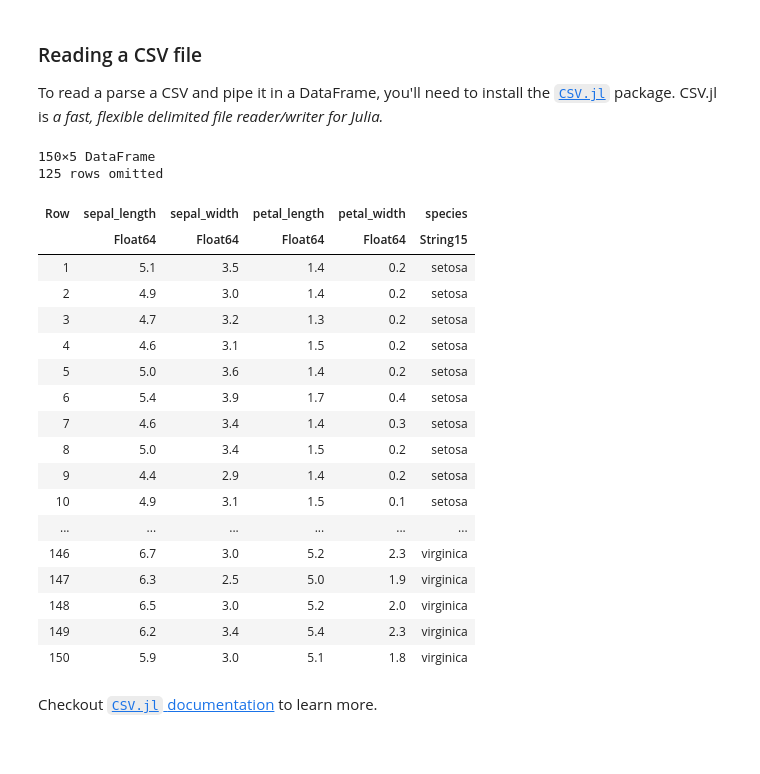
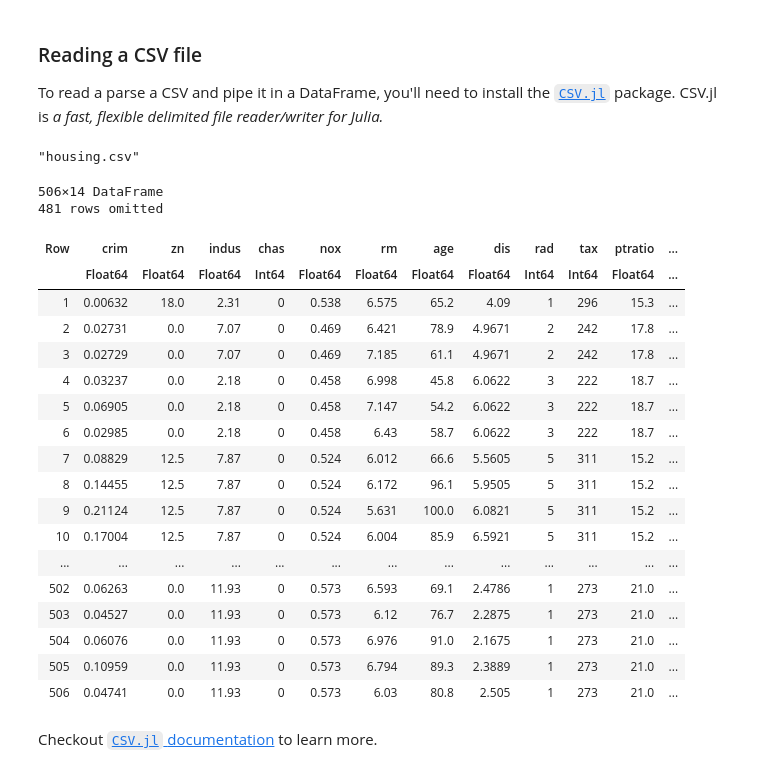
Before and after one commit to vboussange/iDiv-Julia-Workshop-2024, a Jupyter notebook: Day1/32_dataframe_tuto/32_dataframe_tuto.ipynb, the cells around one changed output. Cells and saved outputs as stored; diff of their text form; code cells hidden in the pictures.

Commit message:
updated dataframes tuto

```diff
--- a/Day1/32_dataframe_tuto/32_dataframe_tuto.ipynb
+++ b/Day1/32_dataframe_tuto/32_dataframe_tuto.ipynb
@@ -300,31 +272,37 @@ combine(groupby(df, :grp), :y => mean)
 ### Reading a CSV file
 
 To read a parse a CSV and pipe it in a DataFrame, you'll need to install the [`CSV.jl`](https://github.com/JuliaData/CSV.jl) package. CSV.jl is *a fast, flexible delimited file reader/writer for Julia.*
+# %%
+isfile("housing.csv") ||
+download("https://raw.githubusercontent.com/selva86/datasets/master/BostonHousing.csv",
+    "housing.csv")
+# %% [output]
+"housing.csv"
 # %%
 using CSV
-iris_data_filename = "iris_data.csv"
-CSV.read(iris_data_filename, DataFrame)
+housing_filename = "housing.csv"
+CSV.read(housing_filename, DataFrame)
 # %% [output]
-150×5 DataFrame
-125 rows omitted
+506×14 DataFrame
+481 rows omitted
-| Row | sepal_length | sepal_width | petal_length | petal_width | species |
-|  | Float64 | Float64 | Float64 | Float64 | String15 |
-| 1 | 5.1 | 3.5 | 1.4 | 0.2 | setosa |
-| 2 | 4.9 | 3.0 | 1.4 | 0.2 | setosa |
-| 3 | 4.7 | 3.2 | 1.3 | 0.2 | setosa |
-| 4 | 4.6 | 3.1 | 1.5 | 0.2 | setosa |
-| 5 | 5.0 | 3.6 | 1.4 | 0.2 | setosa |
-| 6 | 5.4 | 3.9 | 1.7 | 0.4 | setosa |
-| 7 | 4.6 | 3.4 | 1.4 | 0.3 | setosa |
-| 8 | 5.0 | 3.4 | 1.5 | 0.2 | setosa |
-| 9 | 4.4 | 2.9 | 1.4 | 0.2 | setosa |
-| 10 | 4.9 | 3.1 | 1.5 | 0.1 | setosa |
-| ... | ... | ... | ... | ... | ... |
-| 146 | 6.7 | 3.0 | 5.2 | 2.3 | virginica |
-| 147 | 6.3 | 2.5 | 5.0 | 1.9 | virginica |
-| 148 | 6.5 | 3.0 | 5.2 | 2.0 | virginica |
-| 149 | 6.2 | 3.4 | 5.4 | 2.3 | virginica |
-| 150 | 5.9 | 3.0 | 5.1 | 1.8 | virginica |
+| Row | crim | zn | indus | chas | nox | rm | age | dis | rad | tax | ptratio | ... |
+|  | Float64 | Float64 | Float64 | Int64 | Float64 | Float64 | Float64 | Float64 | Int64 | Int64 | Float64 | ... |
+| 1 | 0.00632 | 18.0 | 2.31 | 0 | 0.538 | 6.575 | 65.2 | 4.09 | 1 | 296 | 15.3 | ... |
+| 2 | 0.02731 | 0.0 | 7.07 | 0 | 0.469 | 6.421 | 78.9 | 4.9671 | 2 | 242 | 17.8 | ... |
+| 3 | 0.02729 | 0.0 | 7.07 | 0 | 0.469 | 7.185 | 61.1 | 4.9671 | 2 | 242 | 17.8 | ... |
+| 4 | 0.03237 | 0.0 | 2.18 | 0 | 0.458 | 6.998 | 45.8 | 6.0622 | 3 | 222 | 18.7 | ... |
+| 5 | 0.06905 | 0.0 | 2.18 | 0 | 0.458 | 7.147 | 54.2 | 6.0622 | 3 | 222 | 18.7 | ... |
+| 6 | 0.02985 | 0.0 | 2.18 | 0 | 0.458 | 6.43 | 58.7 | 6.0622 | 3 | 222 | 18.7 | ... |
+| 7 | 0.08829 | 12.5 | 7.87 | 0 | 0.524 | 6.012 | 66.6 | 5.5605 | 5 | 311 | 15.2 | ... |
+| 8 | 0.14455 | 12.5 | 7.87 | 0 | 0.524 | 6.172 | 96.1 | 5.9505 | 5 | 311 | 15.2 | ... |
+| 9 | 0.21124 | 12.5 | 7.87 | 0 | 0.524 | 5.631 | 100.0 | 6.0821 | 5 | 311 | 15.2 | ... |
+| 10 | 0.17004 | 12.5 | 7.87 | 0 | 0.524 | 6.004 | 85.9 | 6.5921 | 5 | 311 | 15.2 | ... |
+| ... | ... | ... | ... | ... | ... | ... | ... | ... | ... | ... | ... | ... |
+| 502 | 0.06263 | 0.0 | 11.93 | 0 | 0.573 | 6.593 | 69.1 | 2.4786 | 1 | 273 | 21.0 | ... |
+| 503 | 0.04527 | 0.0 | 11.93 | 0 | 0.573 | 6.12 | 76.7 | 2.2875 | 1 | 273 | 21.0 | ... |
+| 504 | 0.06076 | 0.0 | 11.93 | 0 | 0.573 | 6.976 | 91.0 | 2.1675 | 1 | 273 | 21.0 | ... |
+| 505 | 0.10959 | 0.0 | 11.93 | 0 | 0.573 | 6.794 | 89.3 | 2.3889 | 1 | 273 | 21.0 | ... |
+| 506 | 0.04741 | 0.0 | 11.93 | 0 | 0.573 | 6.03 | 80.8 | 2.505 | 1 | 273 | 21.0 | ... |
 # %% [markdown]
 Checkout [`CSV.jl` documentation](https://csv.juliadata.org/stable/index.html#Overview) to learn more.
 # %% [markdown]
```
Also changed, not shown: parts of 36 cells of this notebook, 2 other files.
